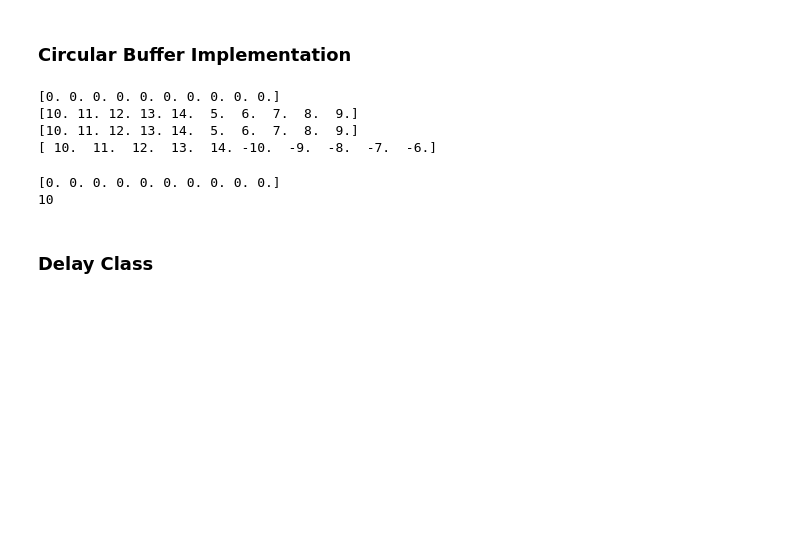
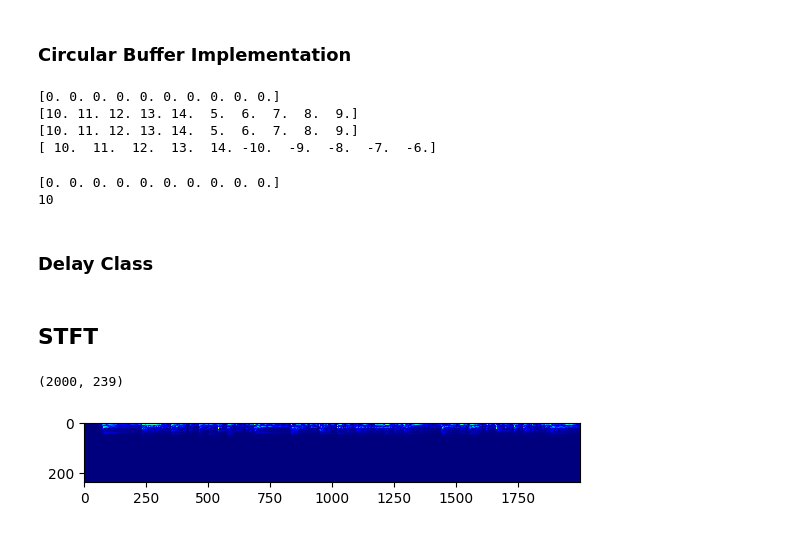
Before and after one commit to Nicholas-Ho/Digital-Nucleo-Pedal, a Jupyter notebook: algorithm_notebooks/dsp_algorithms.ipynb, the cells around one changed output. Drawn from its saved outputs; the diff is of its cells as text; code cells hidden in the pictures; blank space fills up the shorter version.

```diff
--- a/algorithm_notebooks/dsp_algorithms.ipynb
+++ b/algorithm_notebooks/dsp_algorithms.ipynb
@@ -442,6 +437,12 @@ class CircularBuffer:
             return output
         else:
             return None
+
+    def read_all(self):
+        if self.first_index <= self.last_index:
+            return self.buffer[self.first_index:self.last_index+1]
+        else:
+            return np.concatenate((self.buffer[self.first_index:], self.buffer[:self.last_index+1]))
 # %%
 # Testing
 buffer = CircularBuffer(10)
@@ -515,3 +515,5 @@ delayed_data = delay.process(data, post_signal=True)
 if PLAY_SOUND:
     sd.play(delayed_data, sample_rate)
     status = sd.wait()  # Wait until file is done playing
+# %% [markdown]
+## STFT
@@ -517,0 +547,34 @@ if PLAY_SOUND:
+# %%
+output = []
+
+class STFT:
+    counter = 0
+
+    def __init__(self, window_time, sample_rate):
+        self.window_size = int((window_time*sample_rate//2)*2)
+        self.window_move = self.window_size//2
+        self.window = get_window('hamming', self.window_size)
+        self.buffer = CircularBuffer(self.window_size, zeros=True)
+
+    def process(self, datapt):
+        self.buffer.pop()
+        self.buffer.add(datapt)
+        self.counter += 1
+        if self.counter >= self.window_move:
+            self.counter = 0
+            windowed_data = self.buffer.read_all() * self.window
+            output.append(fft(windowed_data)[:(self.window_size//2)-1])
+# %%
+output = [] # Makeshift pass by reference?
+
+stft = STFT(0.01, sample_rate)
+for datapt in data:
+    stft.process(datapt)
+
+output = np.array(output)
+print(output.shape)
+plt.imshow(np.transpose(np.abs(output)), cmap='jet', interpolation='nearest')
+plt.show()
+# %% [output]
+(2000, 239)
+[figure, added]
```
Also changed, not shown: parts of 10 cells of this notebook, 2 other files.
